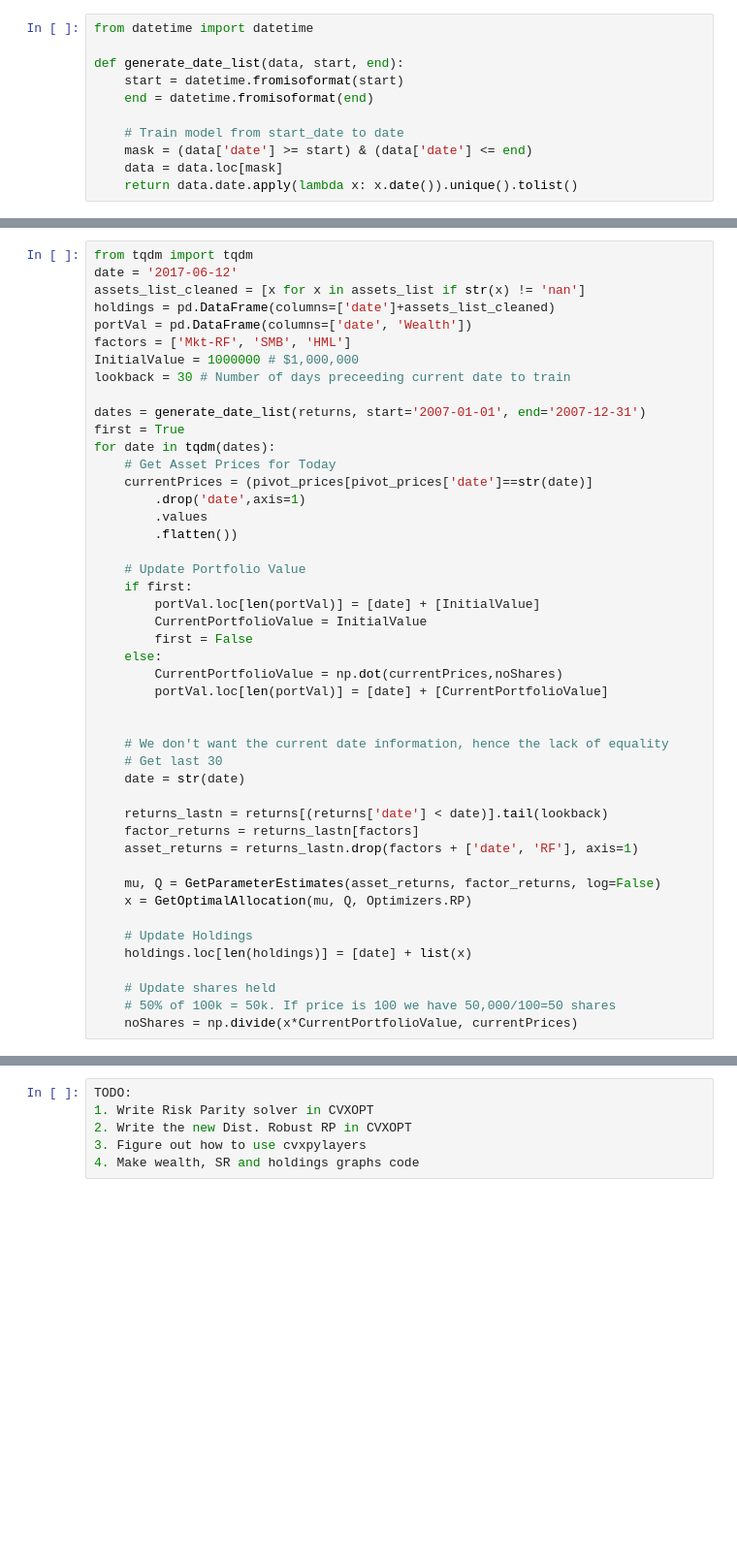
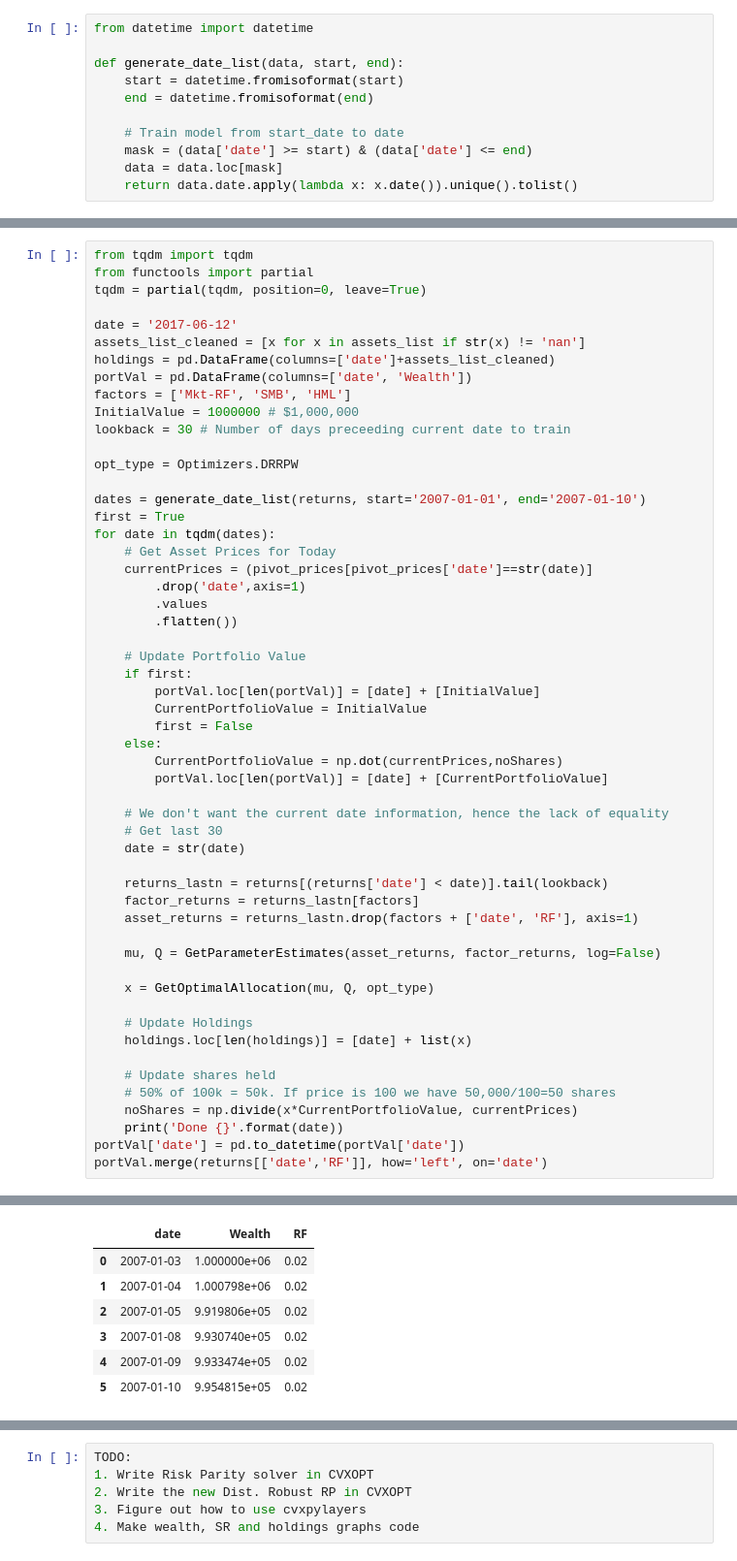
Before and after one commit to rafayk7/meta-portfolio-optimization, a Jupyter notebook: ActualWork/Explore/ExploreData.ipynb, the cells around one changed output, grey strips where cells are left out. Shown at 97% size. Drawn from its saved outputs; the diff is of its cells as text; blank space fills up the shorter version.

```diff
--- a/ActualWork/Explore/ExploreData.ipynb
+++ b/ActualWork/Explore/ExploreData.ipynb
@@ -208,5 +296,8 @@ holdings.tail()
 # %%
 from tqdm import tqdm
+from functools import partial
+tqdm = partial(tqdm, position=0, leave=True)
+
 date = '2017-06-12'
 assets_list_cleaned = [x for x in assets_list if str(x) != 'nan']
 holdings = pd.DataFrame(columns=['date']+assets_list_cleaned)
@@ -215,7 +306,9 @@ factors = ['Mkt-RF', 'SMB', 'HML']
 InitialValue = 1000000 # $1,000,000
 lookback = 30 # Number of days preceeding current date to train
 
-dates = generate_date_list(returns, start='2007-01-01', end='2007-12-31')
+opt_type = Optimizers.DRRPW
+
+dates = generate_date_list(returns, start='2007-01-01', end='2007-01-10')
 first = True
 for date in tqdm(dates):
     # Get Asset Prices for Today
@@ -233,7 +326,6 @@ for date in tqdm(dates):
         CurrentPortfolioValue = np.dot(currentPrices,noShares)
         portVal.loc[len(portVal)] = [date] + [CurrentPortfolioValue]
 
-
     # We don't want the current date information, hence the lack of equality
     # Get last 30
     date = str(date)
@@ -243,7 +335,8 @@ for date in tqdm(dates):
     asset_returns = returns_lastn.drop(factors + ['date', 'RF'], axis=1)
 
     mu, Q = GetParameterEstimates(asset_returns, factor_returns, log=False)
-    x = GetOptimalAllocation(mu, Q, Optimizers.RP)
+
+    x = GetOptimalAllocation(mu, Q, opt_type)
 
     # Update Holdings
     holdings.loc[len(holdings)] = [date] + list(x)
@@ -251,4 +344,7 @@ for date in tqdm(dates):
     # Update shares held
     # 50% of 100k = 50k. If price is 100 we have 50,000/100=50 shares
     noShares = np.divide(x*CurrentPortfolioValue, currentPrices)
+    print('Done {}'.format(date))
+portVal['date'] = pd.to_datetime(portVal['date'])
+portVal.merge(returns[['date','RF']], how='left', on='date')
 # %% [output]
@@ -255,0 +466,7 @@ NotImplementedError: Strict inequalities are not allowed.
+|  | date | Wealth | RF |
+| 0 | 2007-01-03 | 1.000000e+06 | 0.02 |
+| 1 | 2007-01-04 | 1.000798e+06 | 0.02 |
+| 2 | 2007-01-05 | 9.919806e+05 | 0.02 |
+| 3 | 2007-01-08 | 9.930740e+05 | 0.02 |
+| 4 | 2007-01-09 | 9.933474e+05 | 0.02 |
+| 5 | 2007-01-10 | 9.954815e+05 | 0.02 |
```
Also changed, not shown: parts of 10 cells of this notebook, 9 other files.
